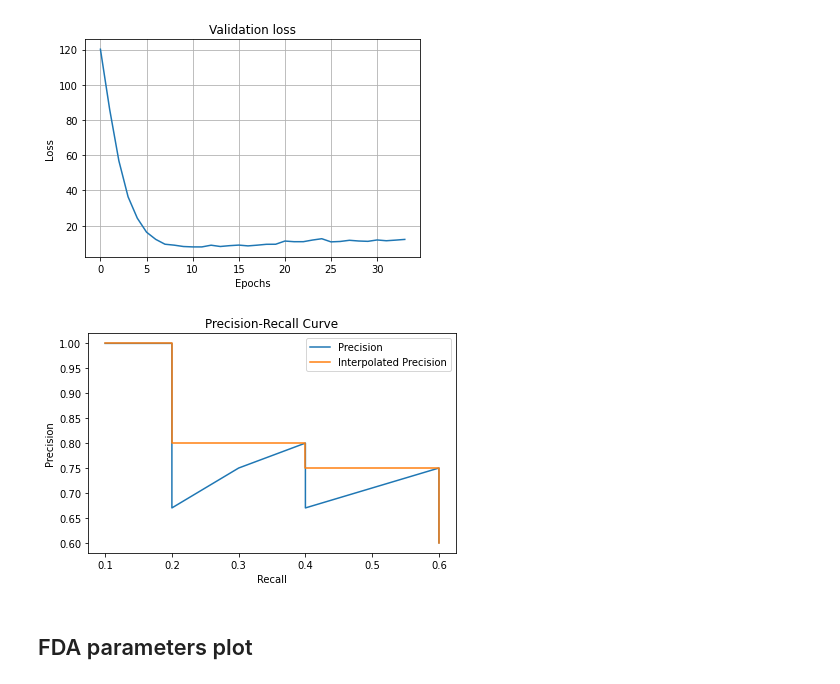
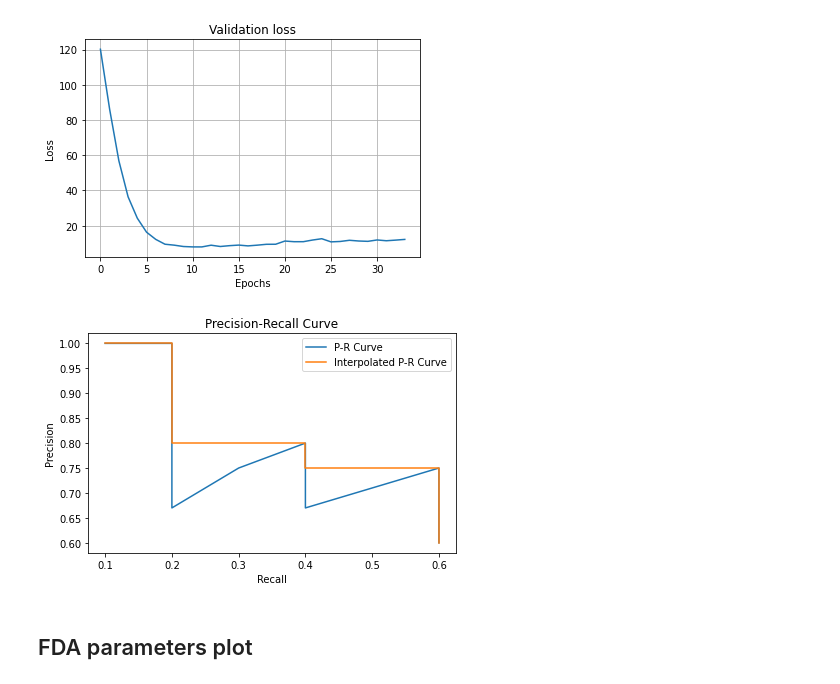
Before and after one commit to saurabh-2905/YOLOv3-UDA, a Jupyter notebook: Visualization tool.ipynb, the cells around one changed output. Saved outputs shown, nothing was run; the diff lists cells and outputs as text; code cells hidden in the pictures.

```diff
--- a/Visualization tool.ipynb
+++ b/Visualization tool.ipynb
@@ -1075,20 +1154,22 @@ plt.show()
 baseline9_epoch_loss
 [figure]
 # %%
+import matplotlib.pyplot as plt
+
 recall = [0.1,0.2,0.2,0.3, 0.4, 0.4, 0.5, 0.6, 0.6, 0.6,]
 precision = [1, 1,0.67,0.75,0.8,0.67,0.71,0.75,0.67,0.6,]
 prec_smooth = [1, 1, 0.8,0.8,0.8,0.75,0.75,0.75,0.67,0.6,]
 
 plt.plot(recall, precision)
 plt.plot(recall, prec_smooth )
 plt.title('Precision-Recall Curve')
 plt.xlabel('Recall')
 plt.ylabel('Precision')
-plt.legend(['Precision', 'Interpolated Precision'])
+plt.legend(['P-R Curve', 'Interpolated P-R Curve'])
 plt.tight_layout()
-# plt.savefig('.pdf', format='pdf', boundingbox='tight', pad=0)
+plt.savefig('pr curve interpolated.pdf', format='pdf', boundingbox='tight', pad=0)
 # %% [output]
-[figure, old version]
+[figure, new version]
 # %% [markdown]
 ## FDA parameters plot
 # %%
```
Also changed, not shown: parts of 6 cells of this notebook, 5 other files.
